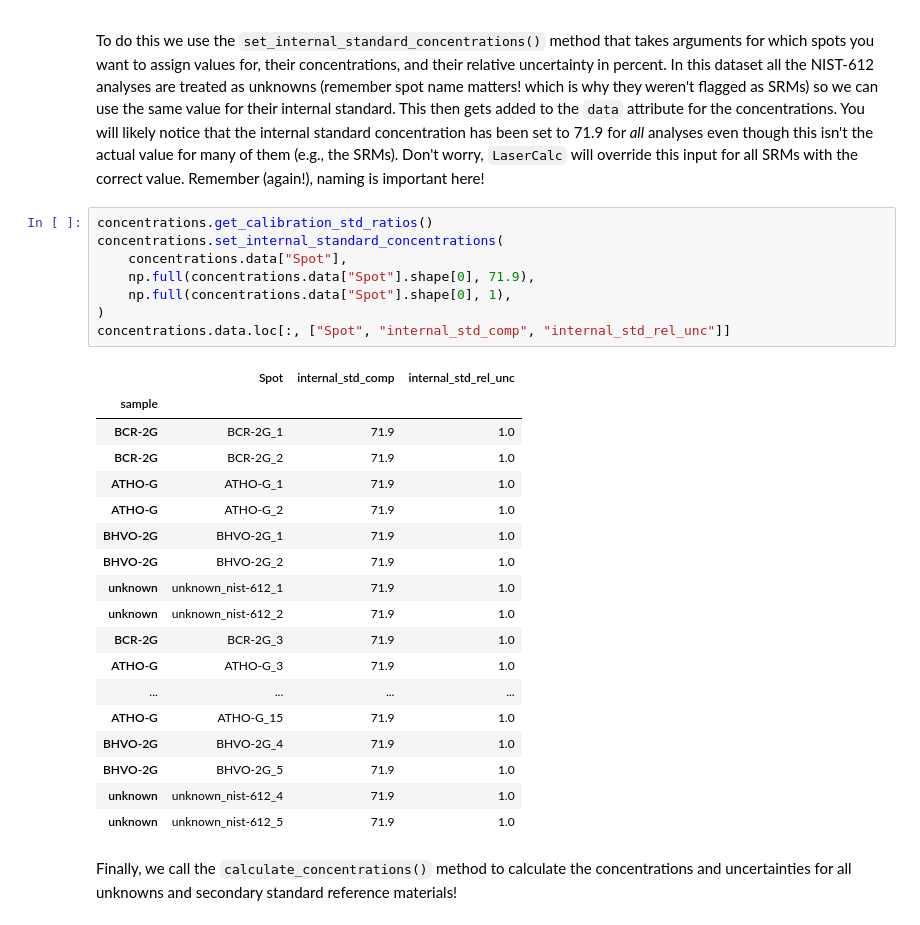
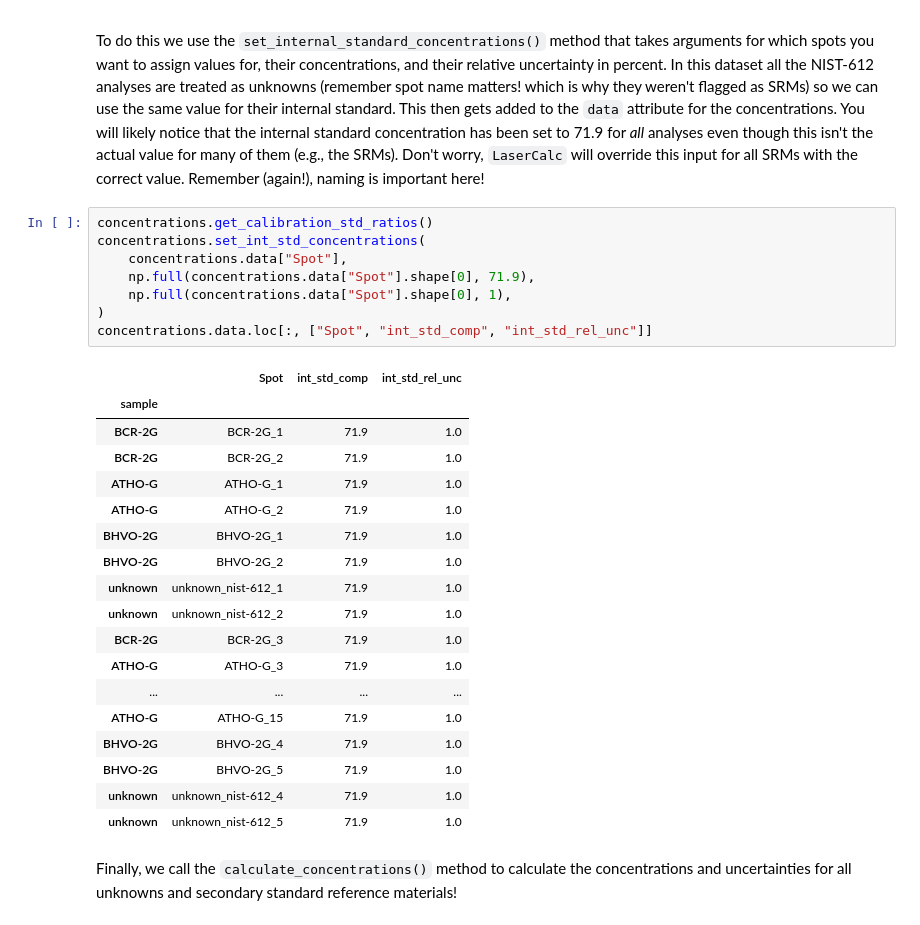
Before and after one commit to jlubbersgeo/lasertram, a Jupyter notebook: docs/lasertram_tutorial.ipynb, the cells around one changed output. Drawn from its saved outputs; the diff is of its cells as text.

```diff
--- a/docs/lasertram_tutorial.ipynb
+++ b/docs/lasertram_tutorial.ipynb
@@ -333,14 +333,14 @@ Oof. Okay. Now that we've checked for drift we're ready to set the concentration
 To do this we use the `set_internal_standard_concentrations()` method that takes arguments for which spots you want to assign values for, their concentrations, and their relative uncertainty in percent. In this dataset all the NIST-612 analyses are treated as unknowns (remember spot name matters! which is why they weren't flagged as SRMs) so we can use the same value for their internal standard. This then gets added to the `data` attribute for the concentrations. You will likely notice that the internal standard concentration has been set to 71.9 for _all_ analyses even though this isn't the actual value for many of them (e.g., the SRMs). Don't worry, `LaserCalc` will override this input for all SRMs with the correct value. Remember (again!), naming is important here!
 # %%
 concentrations.get_calibration_std_ratios()
-concentrations.set_internal_standard_concentrations(
+concentrations.set_int_std_concentrations(
     concentrations.data["Spot"],
     np.full(concentrations.data["Spot"].shape[0], 71.9),
     np.full(concentrations.data["Spot"].shape[0], 1),
 )
-concentrations.data.loc[:, ["Spot", "internal_std_comp", "internal_std_rel_unc"]]
+concentrations.data.loc[:, ["Spot", "int_std_comp", "int_std_rel_unc"]]
 # %% [output]
-|  | Spot | internal_std_comp | internal_std_rel_unc |
+|  | Spot | int_std_comp | int_std_rel_unc |
 | sample |  |  |  |
 | BCR-2G | BCR-2G_1 | 71.9 | 1.0 |
 | BCR-2G | BCR-2G_2 | 71.9 | 1.0 |
```
Also changed, not shown: parts of 1 cell of this notebook, 1 other file.
